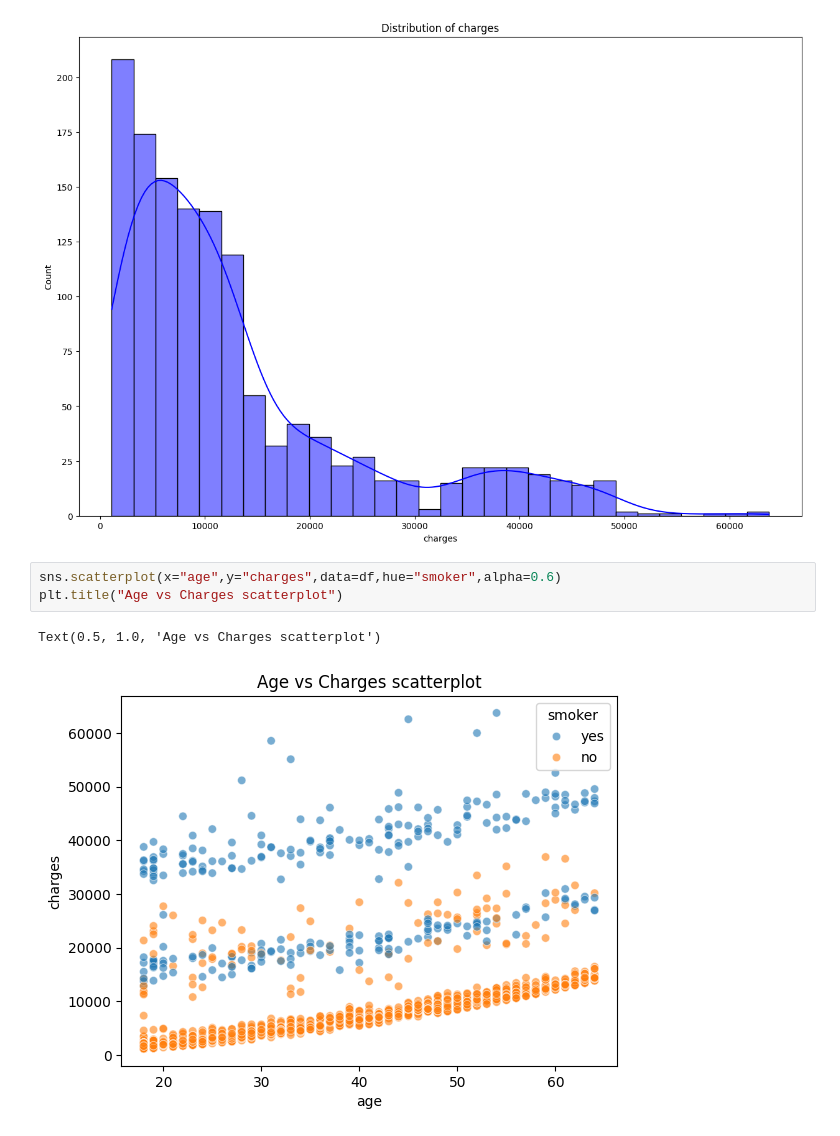
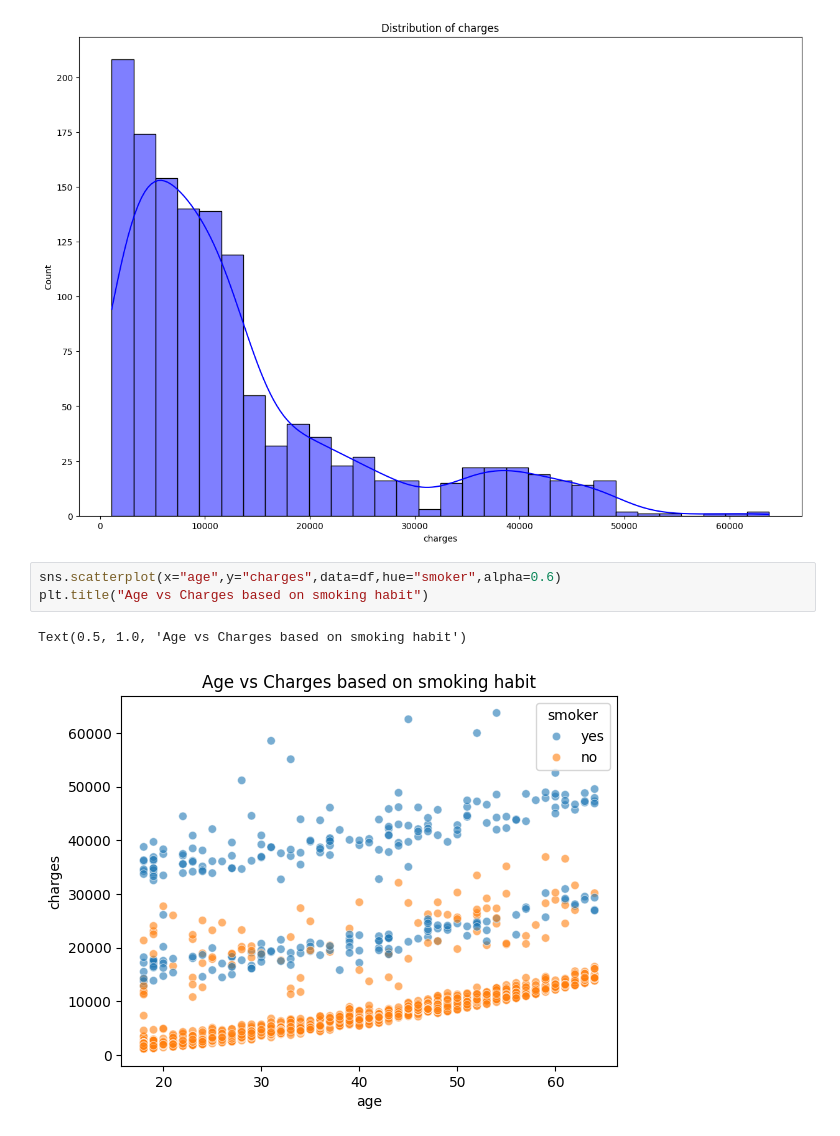
Before and after one commit to sarthakactuary/Actuarial_Analysis_on_Medical_Cost_Data, a Jupyter notebook: Working.ipynb, the cells around one changed output. Drawn from its saved outputs; the diff is of its cells as text.

```diff
--- a/Working.ipynb
+++ b/Working.ipynb
@@ -101,9 +84,9 @@ Text(0.5, 1.0, 'Distribution of charges')
 [figure]
 # %%
 sns.scatterplot(x="age",y="charges",data=df,hue="smoker",alpha=0.6)
-plt.title("Age vs Charges scatterplot")
+plt.title("Age vs Charges based on smoking habit")
 # %% [output]
-Text(0.5, 1.0, 'Age vs Charges scatterplot')
+Text(0.5, 1.0, 'Age vs Charges based on smoking habit')
-[figure, old version]
+[figure, new version]
 # %%
 sns.scatterplot(data=df,x='bmi',y='charges',hue = 'smoker',alpha = 0.6)
```
Also changed, not shown: parts of 18 cells of this notebook, 8 other files.
